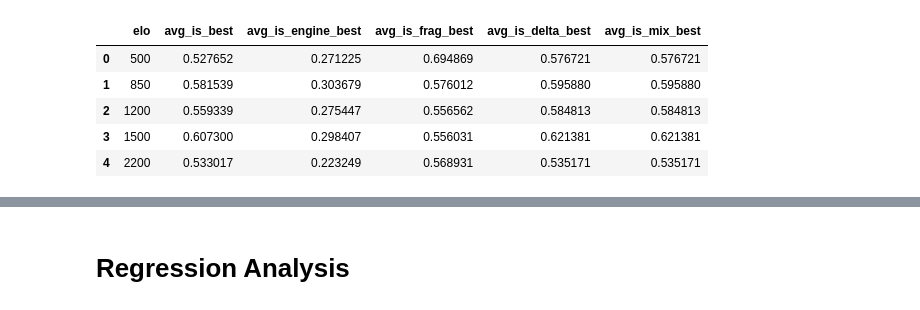
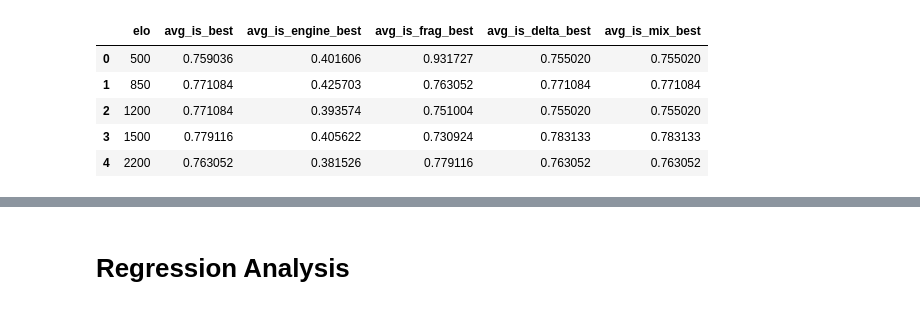
Before and after one commit to croco22/chess, a Jupyter notebook: pipeline/p5_shap_analysis.ipynb, the cells around one changed output, grey strips where cells are left out. Saved outputs shown, nothing was run; the diff lists cells and outputs as text; code cells hidden in the pictures.

```diff
--- a/pipeline/p5_shap_analysis.ipynb
+++ b/pipeline/p5_shap_analysis.ipynb
@@ -35,37 +33,38 @@ df.describe()
 8 rows × 22 columns
 # %%
 results = []
+grouped = df.groupby("fen").first().reset_index()
 
 for elo in SAMPLE_ELOS:
     is_best_col = f"is_best_{elo}"
     is_engine_col = f"is_engine_best_{elo}"
     is_frag_col = f"is_frag_best_{elo}"
     is_delta_col = f"is_delta_best_{elo}"
     is_mix_col = f"is_mix_best_{elo}"
 
-    avg_is_best = (df[is_best_col] * df["count"]).sum() / df["count"].sum()
-    avg_is_engine_best = (df[is_engine_col] * df["count"]).sum() / df["count"].sum()
-    avg_is_frag_best = (df[is_frag_col] * df["count"]).sum() / df["count"].sum()
-    avg_is_delta_best = (df[is_delta_col] * df["count"]).sum() / df["count"].sum()
-    avg_is_mix_best = (df[is_mix_col] * df["count"]).sum() / df["count"].sum()
+    avg_is_best = grouped[is_best_col].mean()
+    avg_is_engine_best = grouped[is_engine_col].mean()
+    avg_is_frag_best = grouped[is_frag_col].mean()
+    avg_is_delta_best = grouped[is_delta_col].mean()
+    avg_is_mix_best = grouped[is_mix_col].mean()
 
     results.append({
         "elo": elo,
         "avg_is_best": avg_is_best,
         "avg_is_engine_best": avg_is_engine_best,
         "avg_is_frag_best": avg_is_frag_best,
         "avg_is_delta_best": avg_is_delta_best,
         "avg_is_mix_best": avg_is_mix_best,
     })
 
 pd.DataFrame(results)
 # %% [output]
 |  | elo | avg_is_best | avg_is_engine_best | avg_is_frag_best | avg_is_delta_best | avg_is_mix_best |
-| 0 | 500 | 0.527652 | 0.271225 | 0.694869 | 0.576721 | 0.576721 |
-| 1 | 850 | 0.581539 | 0.303679 | 0.576012 | 0.595880 | 0.595880 |
-| 2 | 1200 | 0.559339 | 0.275447 | 0.556562 | 0.584813 | 0.584813 |
-| 3 | 1500 | 0.607300 | 0.298407 | 0.556031 | 0.621381 | 0.621381 |
-| 4 | 2200 | 0.533017 | 0.223249 | 0.568931 | 0.535171 | 0.535171 |
+| 0 | 500 | 0.759036 | 0.401606 | 0.931727 | 0.755020 | 0.755020 |
+| 1 | 850 | 0.771084 | 0.425703 | 0.763052 | 0.771084 | 0.771084 |
+| 2 | 1200 | 0.771084 | 0.393574 | 0.751004 | 0.755020 | 0.755020 |
+| 3 | 1500 | 0.779116 | 0.405622 | 0.730924 | 0.783133 | 0.783133 |
+| 4 | 2200 | 0.763052 | 0.381526 | 0.779116 | 0.763052 | 0.763052 |
 # %%
 random_fen = df["fen"].sample(1).iloc[0]
 filtered = df[df["fen"] == random_fen]
```
Also changed, not shown: parts of 9 cells of this notebook, 2 other files.
